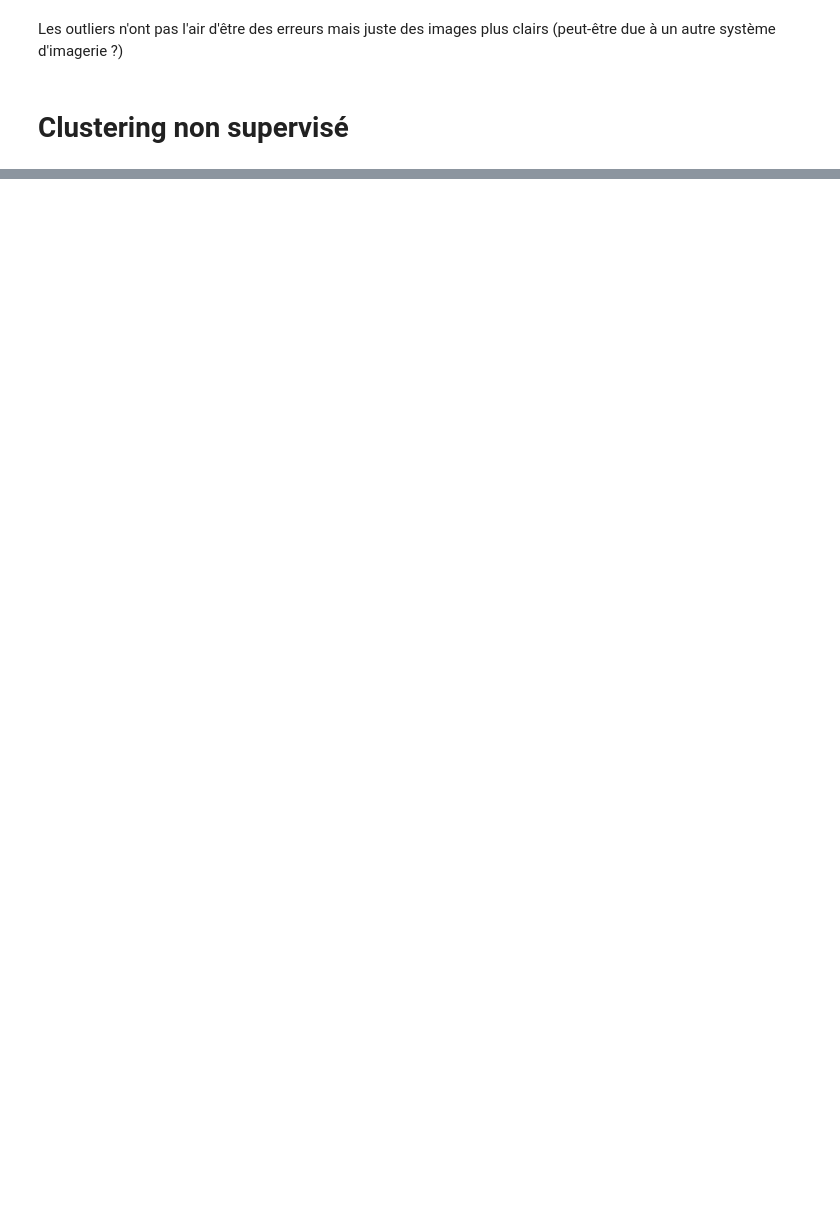
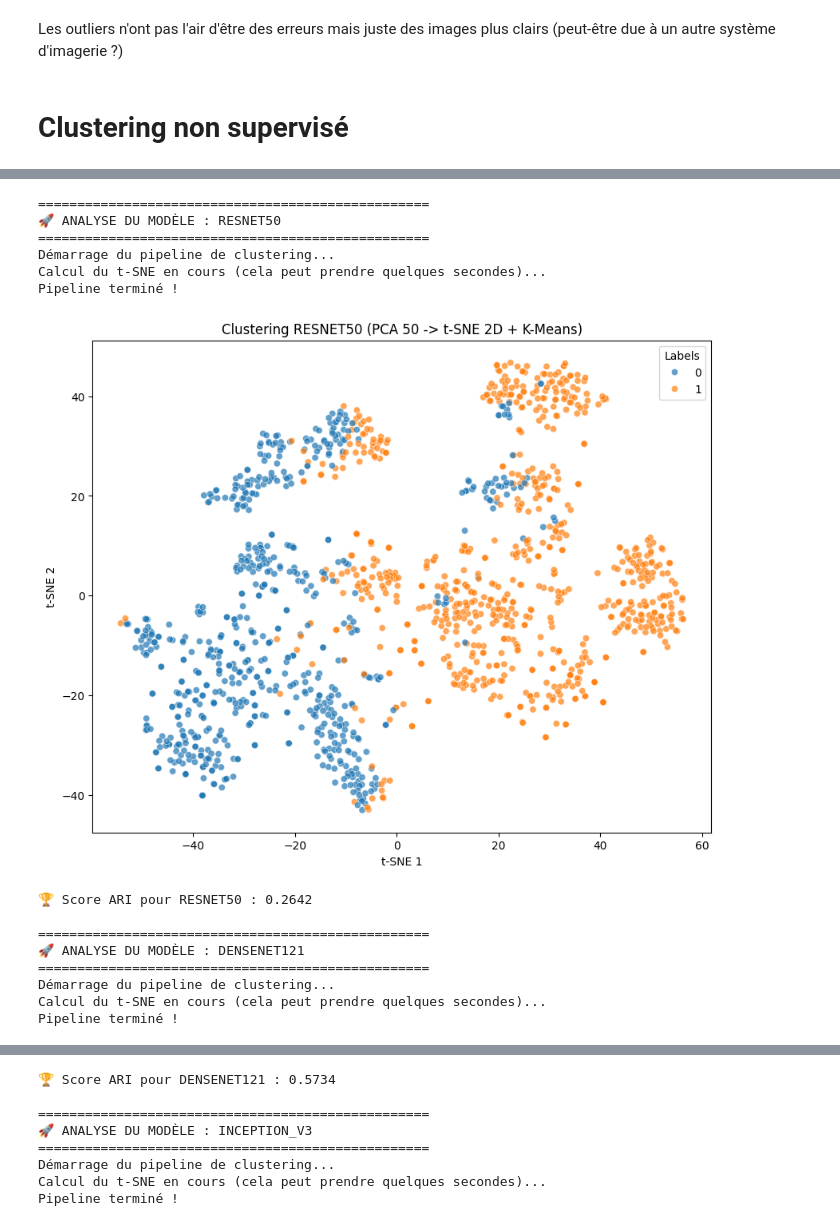
Before and after one commit to Apinsun/Projet10, a Jupyter notebook: projet10.ipynb, the cells around one changed output, grey strips where cells are left out. Drawn from its saved outputs; the diff is of its cells as text; code cells hidden in the pictures; blank space fills up the shorter version.

Commit message:
ajout d'autres modele - densenet121 et inception_v3 ; refacto du code pour que ce soit plus propre

```diff
--- a/projet10.ipynb
+++ b/projet10.ipynb
@@ -341,0 +386,15 @@ Génération du graphique...
+# %%
+def afficher_tsne(coordonnees_2d, labels, titre="Clustering t-SNE"):
+    plt.figure(figsize=(10, 8))
+    sns.scatterplot(
+        x=coordonnees_2d[:, 0],
+        y=coordonnees_2d[:, 1],
+        hue=labels,
+        palette=['#1f77b4', '#ff7f0e'],
+        alpha=0.7
+    )
+    plt.title(titre)
+    plt.xlabel("t-SNE 1")
+    plt.ylabel("t-SNE 2")
+    plt.legend(title='Labels')
+    plt.show()
@@ -341,0 +429,56 @@ Génération du graphique...
+# %%
+# Un petit dictionnaire pour stocker le palmarès final
+scores_finaux = {}
+
+for nom_modele, data in dict_features.items():
+    print(f"\n{'='*50}")
+    print(f"🚀 ANALYSE DU MODÈLE : {nom_modele.upper()}")
+    print(f"{'='*50}")
+
+    # 1. On entraîne le K-Means et on récupère les outils (ce que tu viens de faire)
+    # On va chercher les features sans label au bon endroit dans ton dico
+    features_sl = data["features"]["sans_label"]
+    resultats_clustering = entrainer_pipeline_clustering(features_sl)
+
+    # 2. On affiche le graphique t-SNE pour voir le comportement du modèle
+    afficher_tsne(
+        coordonnees_2d=resultats_clustering["coordonnees_2d"],
+        labels=resultats_clustering["labels_faibles"],
+        titre=f"Clustering {nom_modele.upper()} (PCA 50 -> t-SNE 2D + K-Means)"
+    )
+
+    # 3. On passe l'examen final (Le score ARI) avec les données labellisées
+    features_norm = data["features"]["normal"]
+    features_canc = data["features"]["cancer"]
+
+    score = evaluer_score_ari(features_norm, features_canc, resultats_clustering)
+
+    print(f"🏆 Score ARI pour {nom_modele.upper()} : {score:.4f}")
+    scores_finaux[nom_modele] = score
+
+# ==========================================
+# LE GRAND CLASSEMENT FINAL
+# ==========================================
+print("\n" + "="*15)
+print("=== CLASSEMENT FINAL ARI ===")
+print("🌟"*15)
+
+# On trie les résultats du meilleur au moins bon
+for modele, score in sorted(scores_finaux.items(), key=lambda x: x[1], reverse=True):
+    print(f"{modele.upper():<15} : {score:.4f}")
+# %% [output]
+==================================================
+🚀 ANALYSE DU MODÈLE : RESNET50
+==================================================
+Démarrage du pipeline de clustering...
+Calcul du t-SNE en cours (cela peut prendre quelques secondes)...
+Pipeline terminé !
+[figure, added]
+🏆 Score ARI pour RESNET50 : 0.2642
+
+==================================================
+🚀 ANALYSE DU MODÈLE : DENSENET121
+==================================================
+Démarrage du pipeline de clustering...
+Calcul du t-SNE en cours (cela peut prendre quelques secondes)...
+Pipeline terminé !
@@ -341,0 +486,8 @@ Génération du graphique...
+🏆 Score ARI pour DENSENET121 : 0.5734
+
+==================================================
+🚀 ANALYSE DU MODÈLE : INCEPTION_V3
+==================================================
+Démarrage du pipeline de clustering...
+Calcul du t-SNE en cours (cela peut prendre quelques secondes)...
+Pipeline terminé !
```
Also changed, not shown: parts of 11 cells of this notebook.
